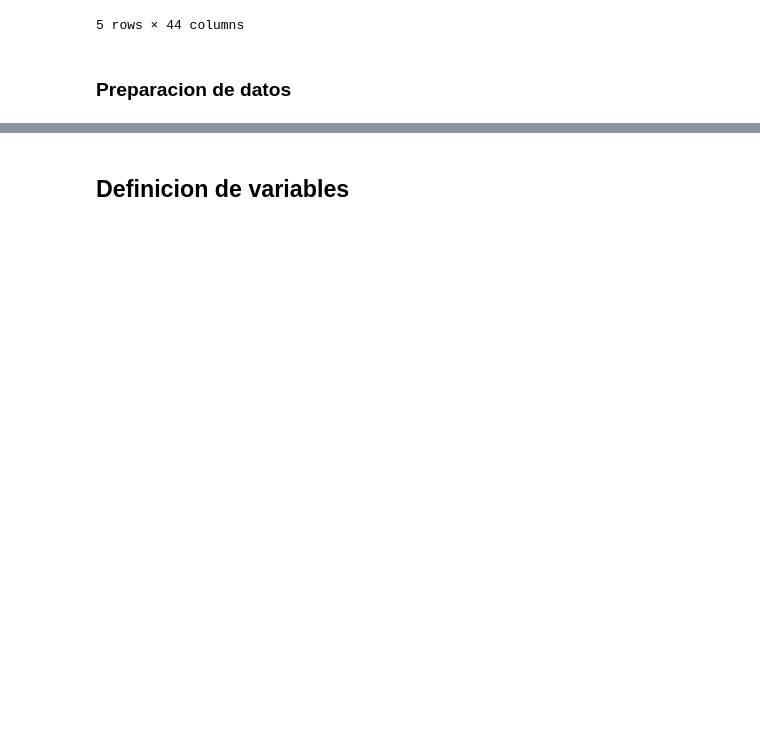
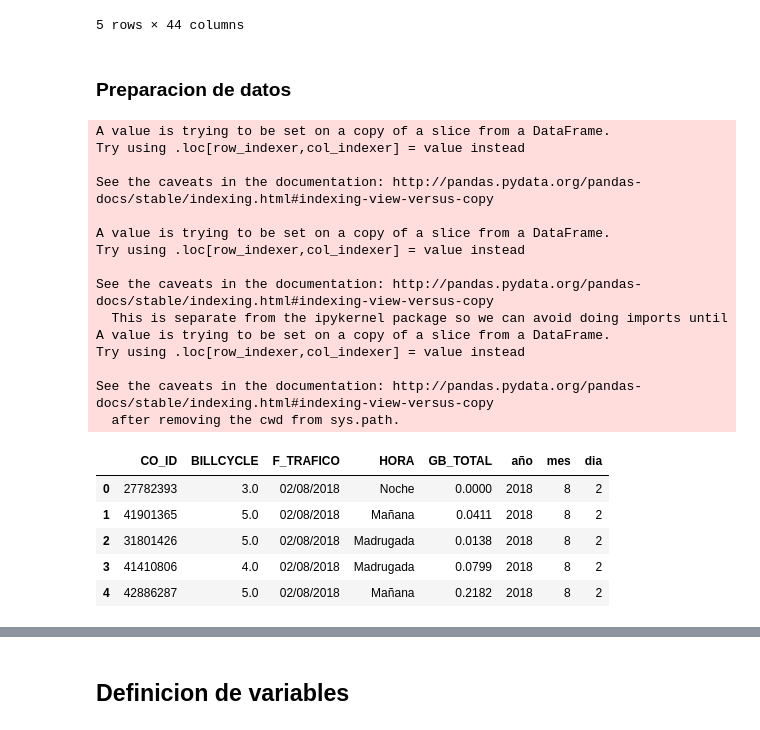
Before and after one commit to johnkbarrera/msmprofiles, a Jupyter notebook: 2-Footprints.ipynb, the cells around one changed output, grey strips where cells are left out. Cells and saved outputs as stored; diff of their text form; code cells hidden in the pictures; blank space fills up the shorter version.

```diff
--- a/2-Footprints.ipynb
+++ b/2-Footprints.ipynb
@@ -38,3 +38,30 @@ data_original.head()
 5 rows × 44 columns
 # %% [markdown]
 ### Preparacion de datos
+# %%
+data = data_original[['CO_ID','BILLCYCLE','F_TRAFICO','HORA','GB_TOTAL']]
+data['año'] = data['F_TRAFICO'].apply(lambda fecha: int(fecha[6:]))
+data['mes'] = data['F_TRAFICO'].apply(lambda fecha: int(fecha[4:5]))
+data['dia'] = data['F_TRAFICO'].apply(lambda fecha: int(fecha[1:2]))
+# %% [output]
+A value is trying to be set on a copy of a slice from a DataFrame.
+Try using .loc[row_indexer,col_indexer] = value instead
+
+See the caveats in the documentation: http://pandas.pydata.org/pandas-docs/stable/indexing.html#indexing-view-versus-copy
+
+A value is trying to be set on a copy of a slice from a DataFrame.
+Try using .loc[row_indexer,col_indexer] = value instead
+
+See the caveats in the documentation: http://pandas.pydata.org/pandas-docs/stable/indexing.html#indexing-view-versus-copy
+  This is separate from the ipykernel package so we can avoid doing imports until
+A value is trying to be set on a copy of a slice from a DataFrame.
+Try using .loc[row_indexer,col_indexer] = value instead
+
+See the caveats in the documentation: http://pandas.pydata.org/pandas-docs/stable/indexing.html#indexing-view-versus-copy
+  after removing the cwd from sys.path.
+|  | CO_ID | BILLCYCLE | F_TRAFICO | HORA | GB_TOTAL | año | mes | dia |
+| 0 | 27782393 | 3.0 | 02/08/2018 | Noche | 0.0000 | 2018 | 8 | 2 |
+| 1 | 41901365 | 5.0 | 02/08/2018 | Mañana | 0.0411 | 2018 | 8 | 2 |
+| 2 | 31801426 | 5.0 | 02/08/2018 | Madrugada | 0.0138 | 2018 | 8 | 2 |
+| 3 | 41410806 | 4.0 | 02/08/2018 | Madrugada | 0.0799 | 2018 | 8 | 2 |
+| 4 | 42886287 | 5.0 | 02/08/2018 | Mañana | 0.2182 | 2018 | 8 | 2 |
```
Also changed, not shown: parts of 11 cells of this notebook, 10 other files.
